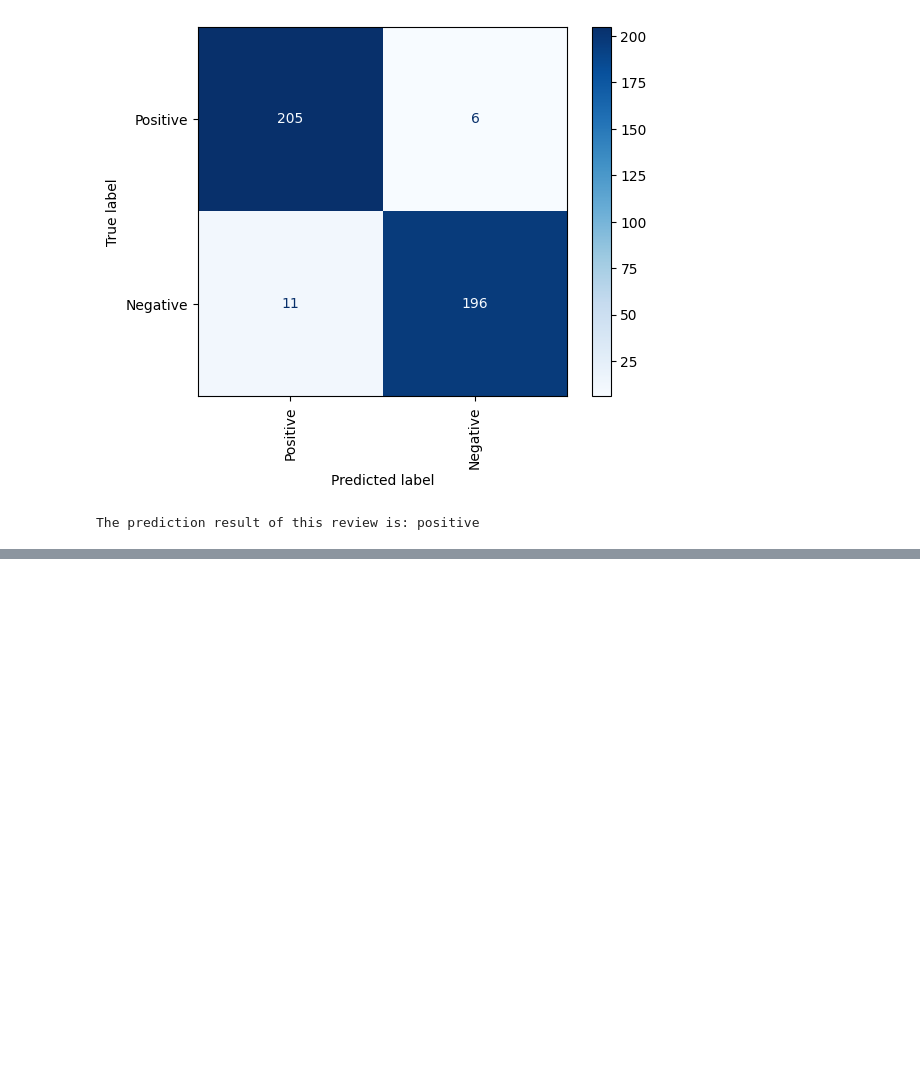
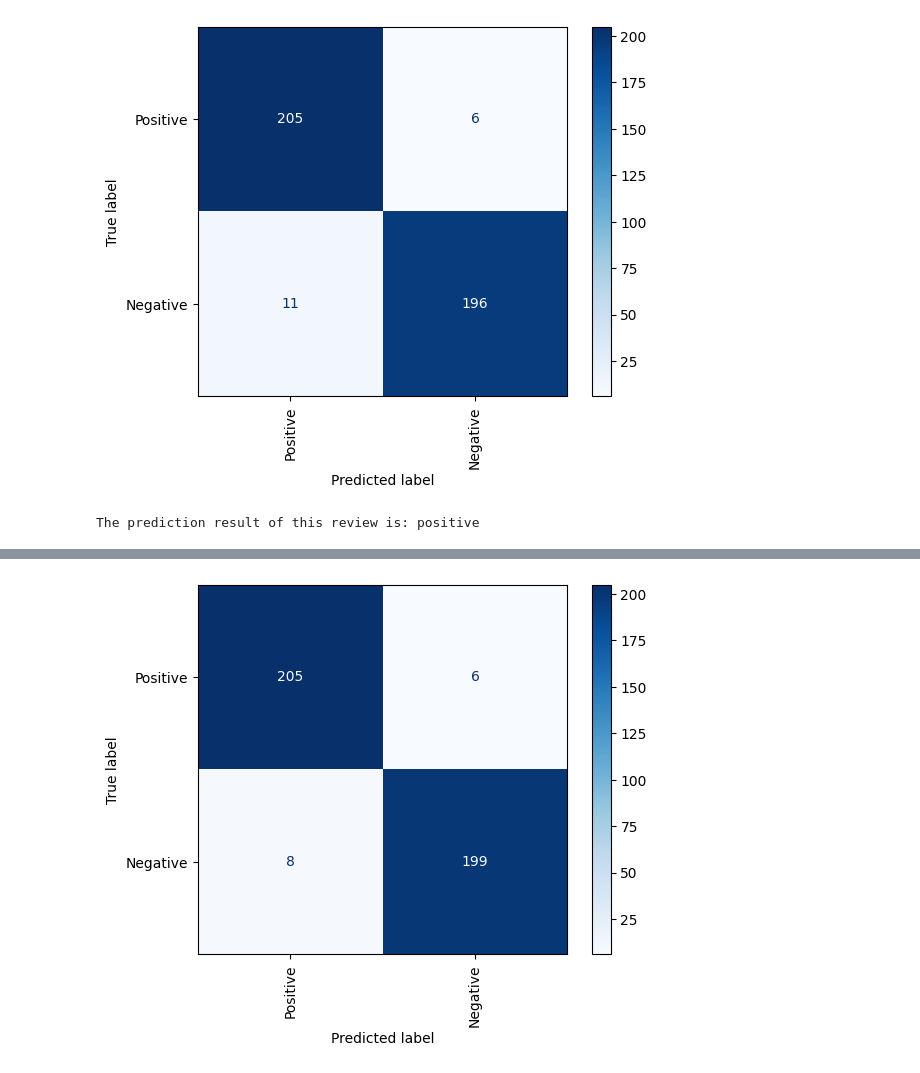
Before and after one commit to Hesam-Ayat/ai_course_exersize, a Jupyter notebook: Exercise_4_Text_classification/Exercise_4_Text_classification.ipynb, the cells around one changed output, grey strips where cells are left out. Saved outputs shown, nothing was run; the diff lists cells and outputs as text; code cells hidden in the pictures; blank space fills up the shorter version.

```diff
--- a/Exercise_4_Text_classification/Exercise_4_Text_classification.ipynb
+++ b/Exercise_4_Text_classification/Exercise_4_Text_classification.ipynb
@@ -487,0 +489,99 @@ The prediction result of this review is: positive
+# %%
+import pandas as pd
+import time
+from sklearn.feature_extraction.text import TfidfVectorizer
+from sklearn.model_selection import train_test_split, GridSearchCV
+from sklearn.metrics import accuracy_score, ConfusionMatrixDisplay as cmd
+from sklearn.linear_model import LogisticRegression
+from sklearn.neighbors import KNeighborsClassifier
+from sklearn.ensemble import RandomForestClassifier
+from xgboost import XGBClassifier
+from sklearn.svm import SVC
+from sklearn.naive_bayes import BernoulliNB
+
+# ---- Vectorization: TfidfVectorizer gave the best accuracy in our earlier
+# comparison (Part 4.2), so we use it here for the final model comparison ----
+vectorizer = TfidfVectorizer(
+    min_df=20, norm='l2', smooth_idf=True, use_idf=True,
+    ngram_range=(1, 1), stop_words='english'
+)
+
+x = df['Text']
+y = df['Sentiment']
+
+# Split into 80% training data and 20% testing data
+x_train, x_test, y_train, y_test = train_test_split(x, y, test_size=0.2, random_state=0)
+
+# Fit the vectorizer on training data only, then transform both sets
+# (transform, not fit_transform, on test data to avoid data leakage)
+x_train_vectorized = vectorizer.fit_transform(x_train)
+x_test_vectorized = vectorizer.transform(x_test)
+
+# ---- Define each model together with the hyperparameter grid to search ----
+models_and_grids = {
+    'Logistic Regression': (
+        LogisticRegression(max_iter=1000, random_state=0),
+        {'C': [0.1, 1, 10, 100]}
+    ),
+    'KNN': (
+        KNeighborsClassifier(),
+        {'n_neighbors': [3, 5, 7, 9], 'weights': ['uniform', 'distance']}
+    ),
+    'Random Forest': (
+        RandomForestClassifier(random_state=0),
+        {'n_estimators': [100, 200], 'max_depth': [None, 20]}
+    ),
+    'XGBoost': (
+        XGBClassifier(eval_metric='logloss'),
+        {'learning_rate': [0.1, 0.2], 'n_estimators': [100, 200], 'max_depth': [3, 5]}
+    ),
+    'SVM': (
+        SVC(probability=True),
+        {'kernel': ['linear', 'rbf', 'poly'], 'C': [0.1, 1, 10]}
+    ),
+    'Naive Bayes': (
+        BernoulliNB(),
+        {'alpha': [0.1, 0.5, 1], 'force_alpha': [True, False]}
+    ),
+}
+
+results = []
+fitted_models = {}
+
+# ---- For each model: run grid search with 5-fold cross-validation,
+# find the best hyperparameters, then evaluate on the held-out test set ----
+for name, (model, param_grid) in models_and_grids.items():
+    start = time.time()
+    grid_search = GridSearchCV(estimator=model, param_grid=param_grid, cv=5, scoring='accuracy', n_jobs=-1)
+    grid_search.fit(x_train_vectorized, y_train)
+    best_model = grid_search.best_estimator_
+    test_acc = accuracy_score(y_test, best_model.predict(x_test_vectorized))
+    elapsed = time.time() - start
+
+    results.append({
+        'Model': name,
+        'Best Params': grid_search.best_params_,
+        'CV Accuracy': round(grid_search.best_score_, 4),
+        'Test Accuracy': round(test_acc, 4),
+        'Time (s)': round(elapsed, 1)
+    })
+    fitted_models[name] = best_model
+    print(f"Done: {name} -- CV acc: {grid_search.best_score_:.4f}, Test acc: {test_acc:.4f}, time: {elapsed:.1f}s")
+
+# ---- Show the results table, sorted from best to worst test accuracy ----
+results_df = pd.DataFrame(results).sort_values('Test Accuracy', ascending=False)
+print("\n" + "="*80)
+print(results_df.to_string(index=False))
+
+# ---- Report the overall best model ----
+best_row = results_df.iloc[0]
+print(f"\nBest model: {best_row['Model']}")
+print(f"   Best params: {best_row['Best Params']}")
+print(f"   Cross-validation accuracy: {best_row['CV Accuracy']}")
+print(f"   Test accuracy: {best_row['Test Accuracy']}")
+
+# ---- Confusion matrix for the best model ----
+best_model_obj = fitted_models[best_row['Model']]
+cmd.from_estimator(best_model_obj, x_test_vectorized, y_test,
+                    display_labels=['Positive', 'Negative'], cmap='Blues', xticks_rotation='vertical')
+# %% [output]
@@ -487,0 +609 @@ The prediction result of this review is: positive
+[figure, added]
```
Also changed, not shown: parts of 7 cells of this notebook.
